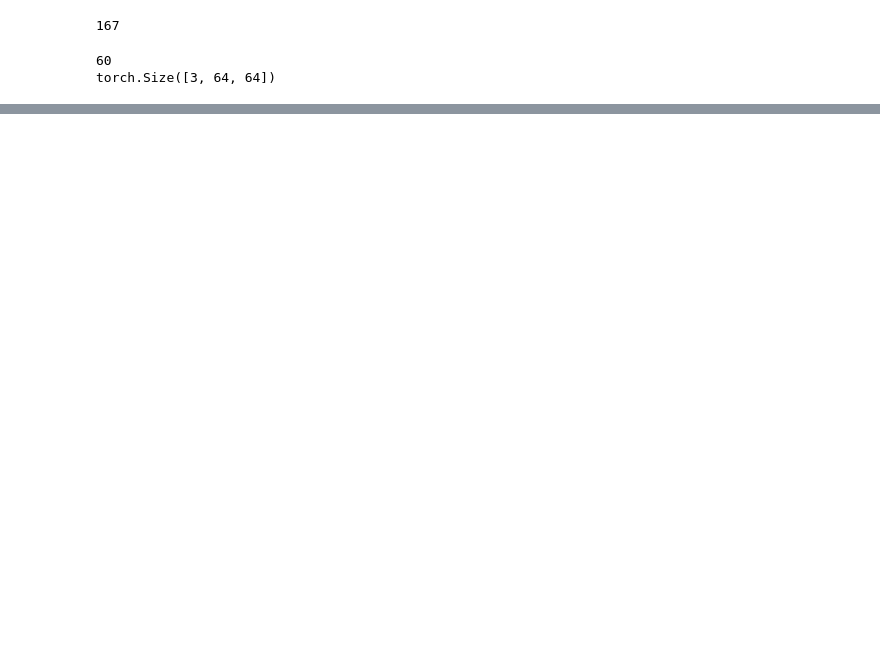
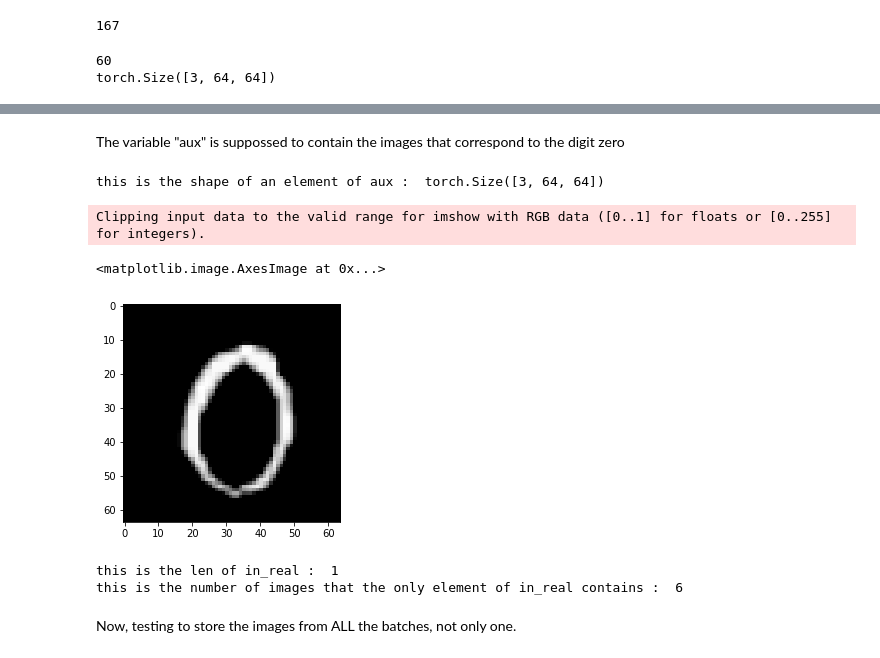
Before and after one commit to AlexCC93/BottlesAnomalies_TFM, a Jupyter notebook: GAN_approach/AnoGAN_playground2.ipynb, the cells around one changed output, grey strips where cells are left out. Saved outputs shown, nothing was run; the diff lists cells and outputs as text; code cells hidden in the pictures; blank space fills up the shorter version.

```diff
--- a/GAN_approach/AnoGAN_playground2.ipynb
+++ b/GAN_approach/AnoGAN_playground2.ipynb
@@ -747,0 +737,8 @@ Above we see that each batch is of 60 images.
+# %%
+# crit = nn.MSELoss()
+y_true, y_score = [], []
+in_real, out_real, in_rec, out_rec = [], [], [], []
+with torch.no_grad():
+    for (x, label) in tqdm(dataloader):                     # Iterate over the batches in the test set (dataloader). "x" refers to the batch of 60 images and "label" stands for the batch of labels, which take numbers from 0 to 9
+        print("this is x: ", len(label))
+        print("This is the first element of the label variable", label[0])
@@ -747,0 +1025,14 @@ Above we see that each batch is of 60 images.
+# %%
+# crit = nn.MSELoss()
+y_true, y_score = [], []
+in_real, out_real, in_rec, out_rec = [], [], [], []
+i = 0
+with torch.no_grad():
+    for (x, label) in tqdm(dataloader):                     # Iterate over the batches in the test set (dataloader). "x" refers to the batch of 60 images and "label" stands for the batch of labels, which take numbers from 0 to 9
+        if i == 0:
+            idx           = (label == options_c)
+            # print("this is aux: ", aux)
+        i = i+1
+
+print("this is idx : ", idx)
+print("this is the len of idx : ", len(idx))
@@ -747,0 +1047,17 @@ Above we see that each batch is of 60 images.
+# %%
+# crit = nn.MSELoss()
+y_true, y_score = [], []
+in_real, out_real, in_rec, out_rec = [], [], [], []
+i = 0
+with torch.no_grad():
+    for (x, label) in tqdm(dataloader):                     # Iterate over the batches in the test set (dataloader). "x" refers to the batch of 60 images and "label" stands for the batch of labels, which take numbers from 0 to 9
+
+        if i == 0:
+            x = x.to(device)                        # Taking the entire batch to the available device
+            idx = (label == options_c)
+            aux = x[idx]
+            # print("this is aux: ", aux)
+        i = i+1
+
+print("this is idx : ", idx)
+print("this is the len of aux : ", len(aux))
@@ -747,0 +1072,38 @@ Above we see that each batch is of 60 images.
+# %% [markdown]
+The variable "aux" is suppossed to contain the images that correspond to the digit zero
+# %%
+print("this is the shape of an element of aux : ", aux[5].shape)
+# %% [output]
+this is the shape of an element of aux :  torch.Size([3, 64, 64])
+# %%
+single_img = aux[2]
+single_img_permuted = single_img.permute(1, 2, 0)
+single_img_numpy = single_img_permuted.cpu().detach().numpy()
+
+plt.imshow(single_img_numpy)
+# %% [output]
+Clipping input data to the valid range for imshow with RGB data ([0..1] for floats or [0..255] for integers).
+<matplotlib.image.AxesImage at 0x...>
+[figure, added]
+# %%
+# crit = nn.MSELoss()
+y_true, y_score = [], []
+in_real, out_real, in_rec, out_rec = [], [], [], []
+i = 0
+with torch.no_grad():
+    for (x, label) in tqdm(dataloader):                     # Iterate over the batches in the test set (dataloader). "x" refers to the batch of 60 images and "label" stands for the batch of labels, which take numbers from 0 to 9
+
+        if i == 0:
+            x = x.to(device)                        # Taking the entire batch to the available device
+            idx = (label == options_c)
+            in_real.append(x[idx])
+            # print("this is aux: ", aux)
+        i = i+1
+
+print("this is the len of in_real : ", len(in_real))
+print("this is the number of images that the only element of in_real contains : ", len(in_real[0]))
+# %% [output]
+this is the len of in_real :  1
+this is the number of images that the only element of in_real contains :  6
+# %% [markdown]
+Now, testing to store the images from ALL the batches, not only one.
```
Also changed, not shown: parts of 86 cells of this notebook, 6 other files.
